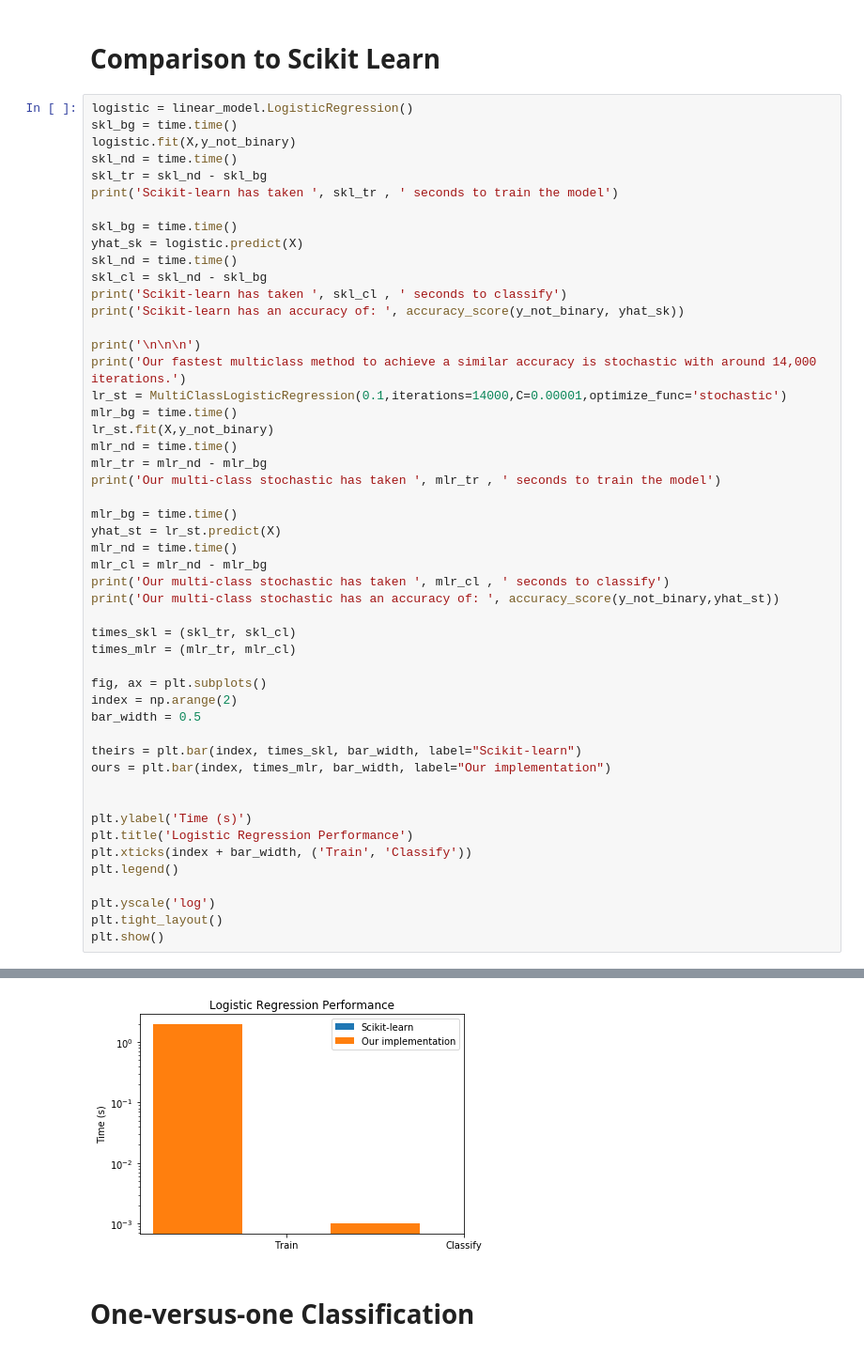
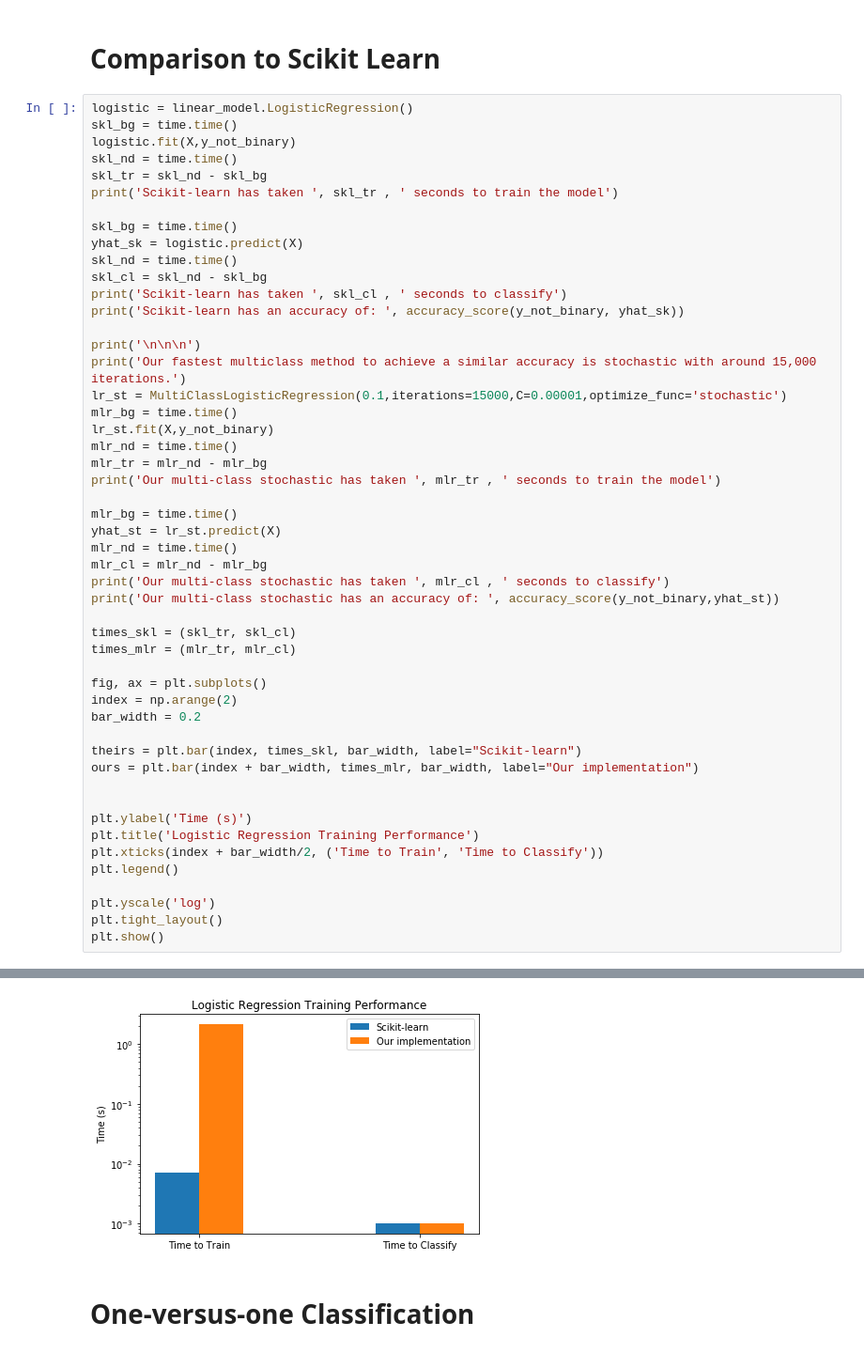
Before and after one commit to popov95s/CSE5324-Labs, a Jupyter notebook: lab-three/Momin Notebook Zach Edition.ipynb, the cells around one changed output, grey strips where cells are left out. Shown at 94% size. Saved outputs shown, nothing was run; the diff lists cells and outputs as text.

Commit message:
improved graph

```diff
--- a/lab-three/Momin Notebook Zach Edition.ipynb
+++ b/lab-three/Momin Notebook Zach Edition.ipynb
@@ -527,8 +527,8 @@ print('Scikit-learn has taken ', skl_cl , ' seconds to classify')
 print('Scikit-learn has an accuracy of: ', accuracy_score(y_not_binary, yhat_sk))
 
 print('\n\n\n')
-print('Our fastest multiclass method to achieve a similar accuracy is stochastic with around 14,000 iterations.')
-lr_st = MultiClassLogisticRegression(0.1,iterations=14000,C=0.00001,optimize_func='stochastic')
+print('Our fastest multiclass method to achieve a similar accuracy is stochastic with around 15,000 iterations.')
+lr_st = MultiClassLogisticRegression(0.1,iterations=15000,C=0.00001,optimize_func='stochastic')
 mlr_bg = time.time()
 lr_st.fit(X,y_not_binary)
 mlr_nd = time.time()
@@ -547,15 +547,15 @@ times_mlr = (mlr_tr, mlr_cl)
 
 fig, ax = plt.subplots()
 index = np.arange(2)
-bar_width = 0.5
+bar_width = 0.2
 
 theirs = plt.bar(index, times_skl, bar_width, label="Scikit-learn")
-ours = plt.bar(index, times_mlr, bar_width, label="Our implementation")
+ours = plt.bar(index + bar_width, times_mlr, bar_width, label="Our implementation")
 
 
 plt.ylabel('Time (s)')
-plt.title('Logistic Regression Performance')
-plt.xticks(index + bar_width, ('Train', 'Classify'))
+plt.title('Logistic Regression Training Performance')
+plt.xticks(index + bar_width/2, ('Time to Train', 'Time to Classify'))
 plt.legend()
 
 plt.yscale('log')
@@ -576,4 +576,4 @@ Our multi-class stochastic has an accuracy of:  0.7928240740740741
-[figure, old version]
+[figure, new version]
 # %% [markdown]
 # One-versus-one Classification
 # %%
```
Also changed, not shown: parts of 1 cell of this notebook.
